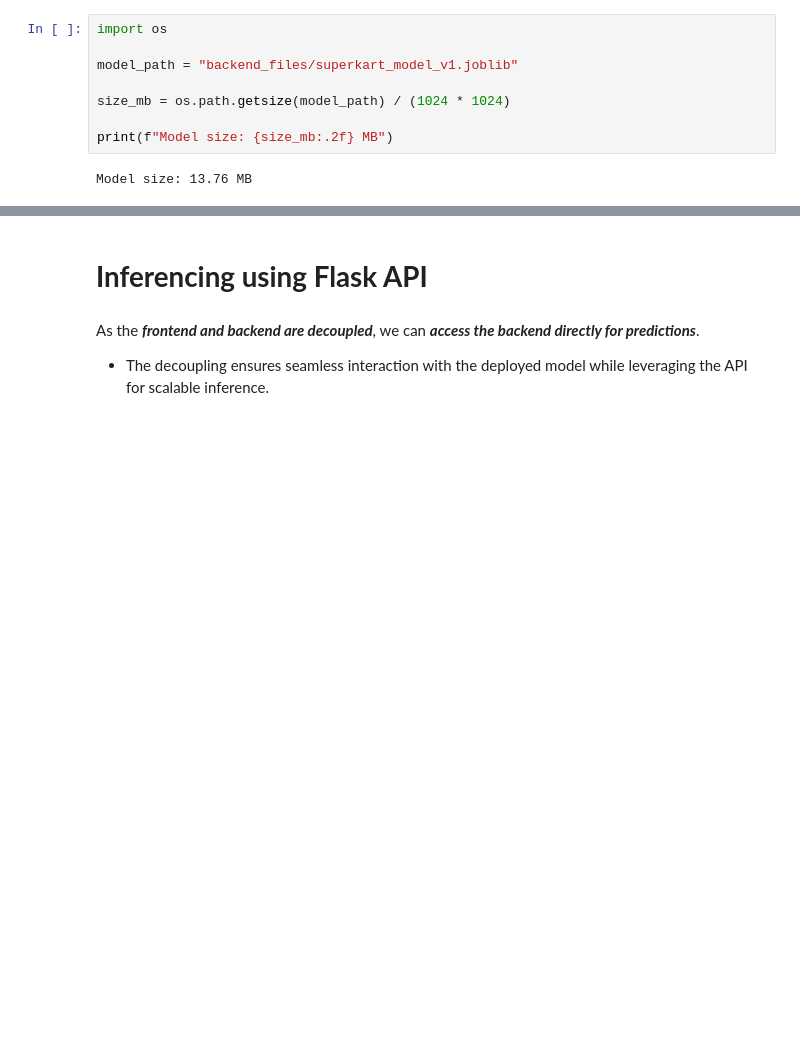
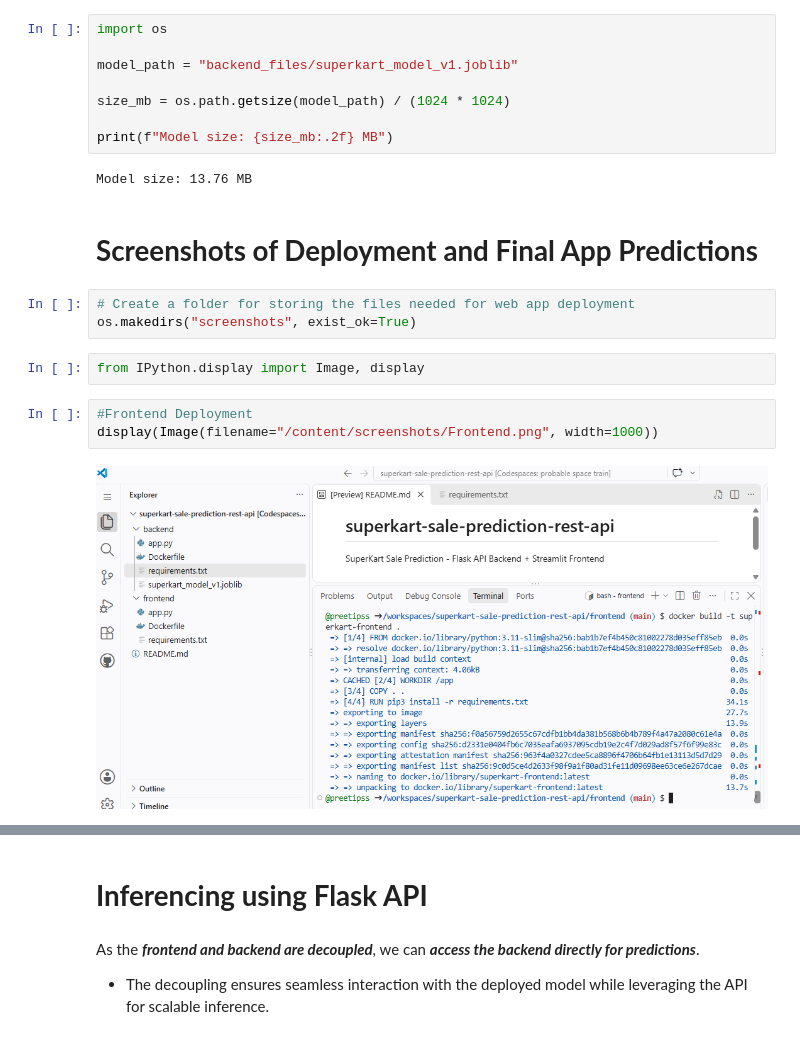
Before and after one commit to preetipss/ModelDeployment, a Jupyter notebook: SuperKart_Model_Deployment.ipynb, the cells around one changed output, grey strips where cells are left out. Saved outputs shown, nothing was run; the diff lists cells and outputs as text; blank space fills up the shorter version.

```diff
--- a/SuperKart_Model_Deployment.ipynb
+++ b/SuperKart_Model_Deployment.ipynb
@@ -1613,3 +1613,15 @@ size_mb = os.path.getsize(model_path) / (1024 * 1024)
 print(f"Model size: {size_mb:.2f} MB")
 # %% [output]
 Model size: 13.76 MB
+# %% [markdown]
+# **Screenshots of Deployment and Final App Predictions**
+# %%
+# Create a folder for storing the files needed for web app deployment
+os.makedirs("screenshots", exist_ok=True)
+# %%
+from IPython.display import Image, display
+# %%
+#Frontend Deployment
+display(Image(filename="/content/screenshots/Frontend.png", width=1000))
+# %% [output]
+[figure, added]
```
Also changed, not shown: parts of 24 cells of this notebook.
